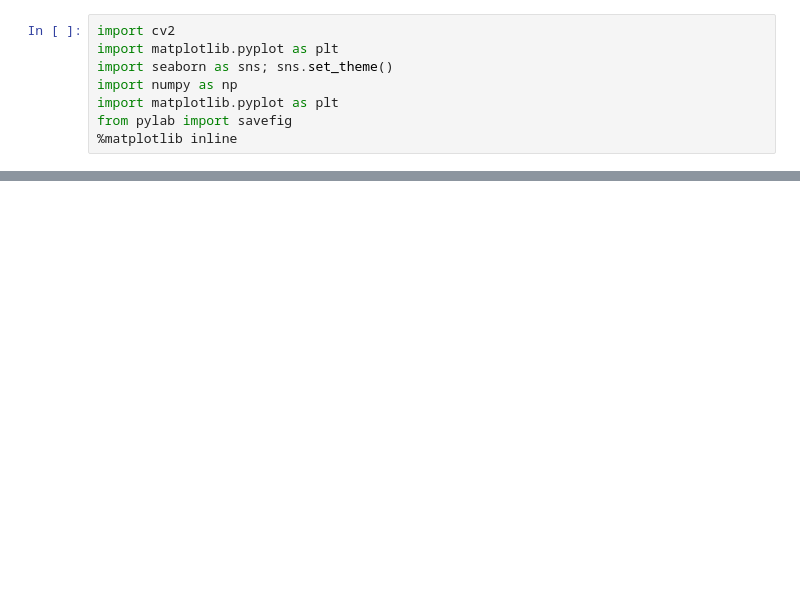
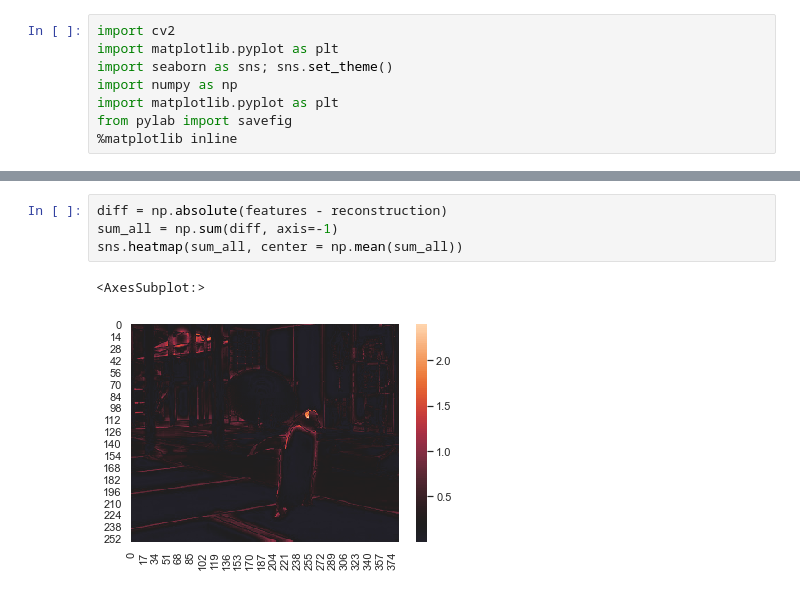
Before and after one commit to geoffroyO/sVae, a Jupyter notebook: src/img_test/test_results.ipynb, the cells around one changed output, grey strips where cells are left out. Saved outputs shown, nothing was run; the diff lists cells and outputs as text; blank space fills up the shorter version.

```diff
--- a/src/img_test/test_results.ipynb
+++ b/src/img_test/test_results.ipynb
@@ -28,0 +22,7 @@ plt.imshow(img, cmap='gray')
+# %%
+diff = np.absolute(features - reconstruction)
+sum_all = np.sum(diff, axis=-1)
+sns.heatmap(sum_all, center = np.mean(sum_all))
+# %% [output]
+<AxesSubplot:>
+[figure, added]
```
Also changed, not shown: parts of 3 cells of this notebook, 3 other files.
